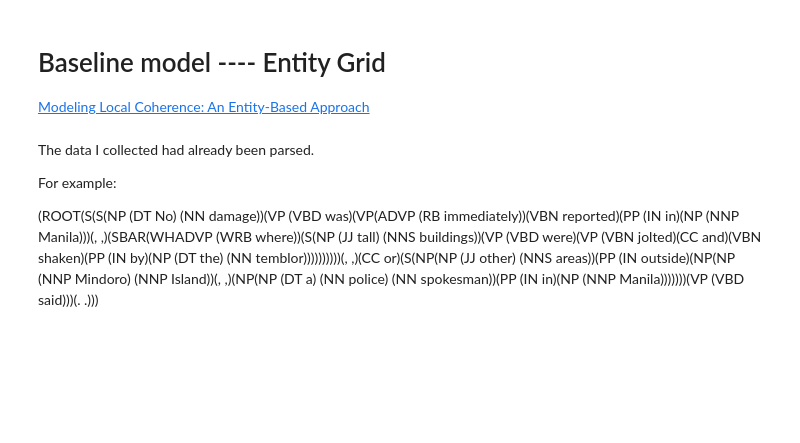
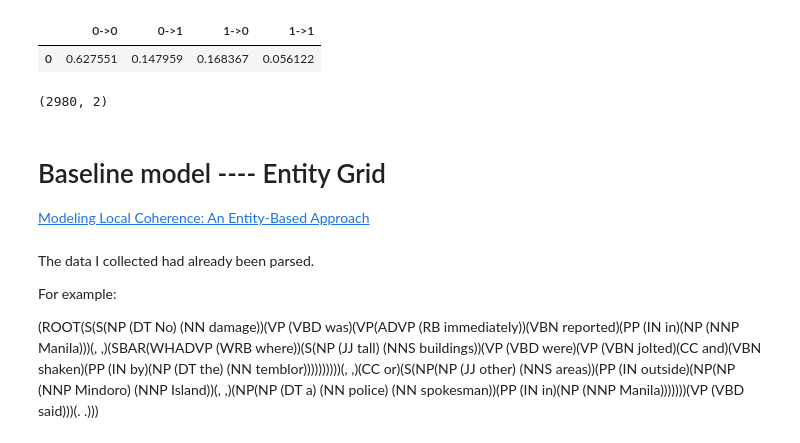
Before and after one commit to qltf8/ds1012, a Jupyter notebook: core.ipynb, the cells around one changed output. Cells and saved outputs as stored; diff of their text form; code cells hidden in the pictures; blank space fills up the shorter version.

```diff
--- a/core.ipynb
+++ b/core.ipynb
@@ -15,6 +15,40 @@ from sklearn.feature_extraction.text import CountVectorizer
 from collections import Counter
 from functools import reduce
 from sklearn.svm import SVC
+# %%
+file = '../data1_train_tree/apwsE950331.0603-0-1'
+f = open(file)
+article = []
+for sentence in f:
+    new_sentence = process(sentence)
+    article.append(new_sentence)
+vectorizer = CountVectorizer(binary=True)
+X = vectorizer.fit_transform(article)
+vectorizer.vocabulary_
+X.toarray()
+show = pd.DataFrame(data=X.toarray(),columns=vectorizer.vocabulary_)
+show.index = ['sentence'+str(i) for i in range(1,len(show.index)+1)]
+def transition_to_vector(t_n):
+    columns = [(0,0),(0,1),(1,0),(1,1)]
+    article_vector = np.array([])
+    transitions = list()
+    for c in range(t_n.shape[1]):
+        for r in range(t_n.shape[0]-1):
+            transitions.append((t_n[r,c],t_n[r+1,c]))
+    article_counter = Counter(transitions)
+    for index in columns:
+        count = article_counter.get(index,0)
+        article_vector = np.append(article_vector,np.array([count]))
+    return (article_vector/article_vector.sum())[np.newaxis,:]
+transition_to_vector(X.toarray())
+pd.DataFrame(data=transition_to_vector(X.toarray()),columns=['0->0','0->1','1->0','1->1'])
+# %% [output]
+|  | 0->0 | 0->1 | 1->0 | 1->1 |
+| 0 | 0.627551 | 0.147959 | 0.168367 | 0.056122 |
+# %%
+pd.read_csv("../finaldataset1/earthquake_train.csv",header=None).shape
+# %% [output]
+(2980, 2)
 # %% [markdown]
 # Baseline model ---- Entity Grid
 <a href="https://people.csail.mit.edu/regina/my_papers/coherence.pdf">Modeling Local Coherence: An Entity-Based Approach</a>
```
Also changed, not shown: parts of 7 cells of this notebook.
